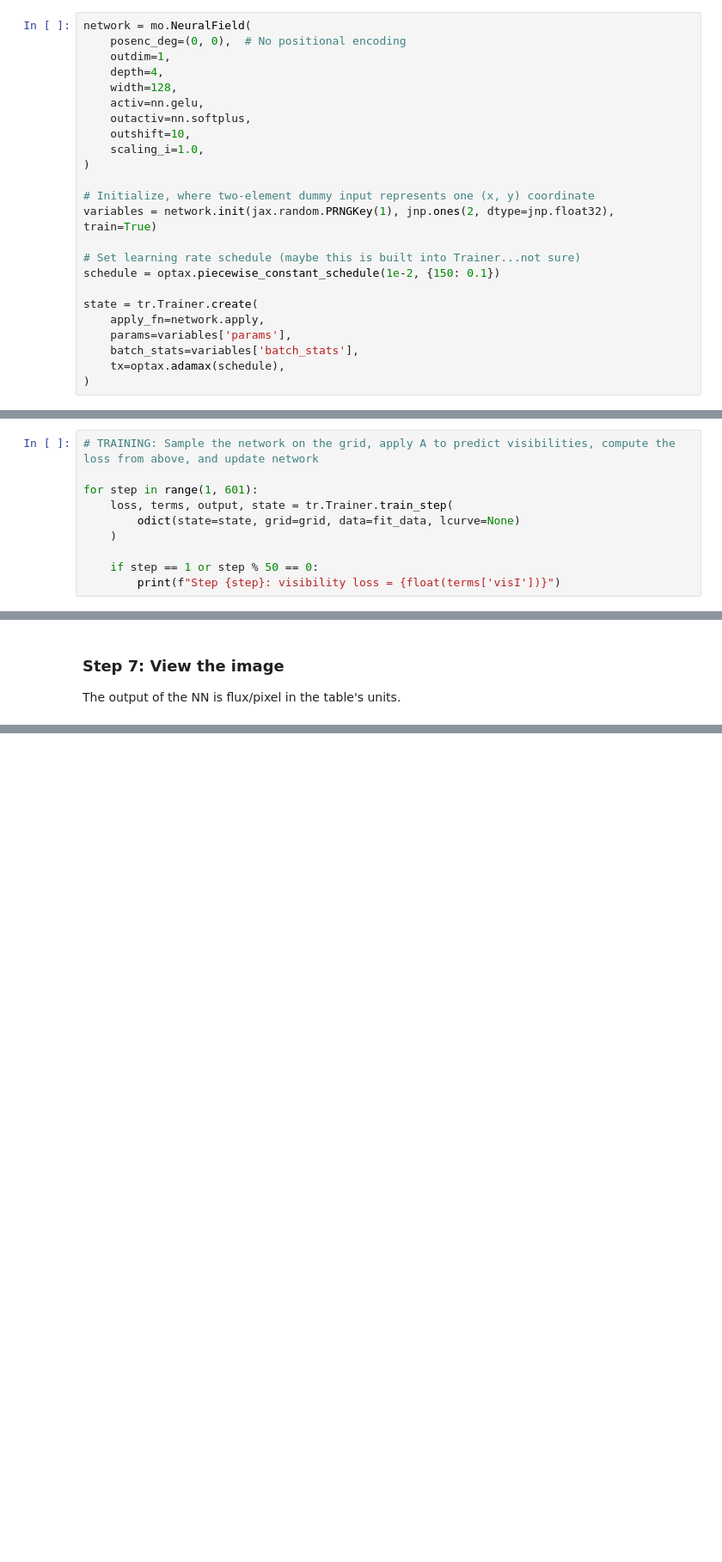
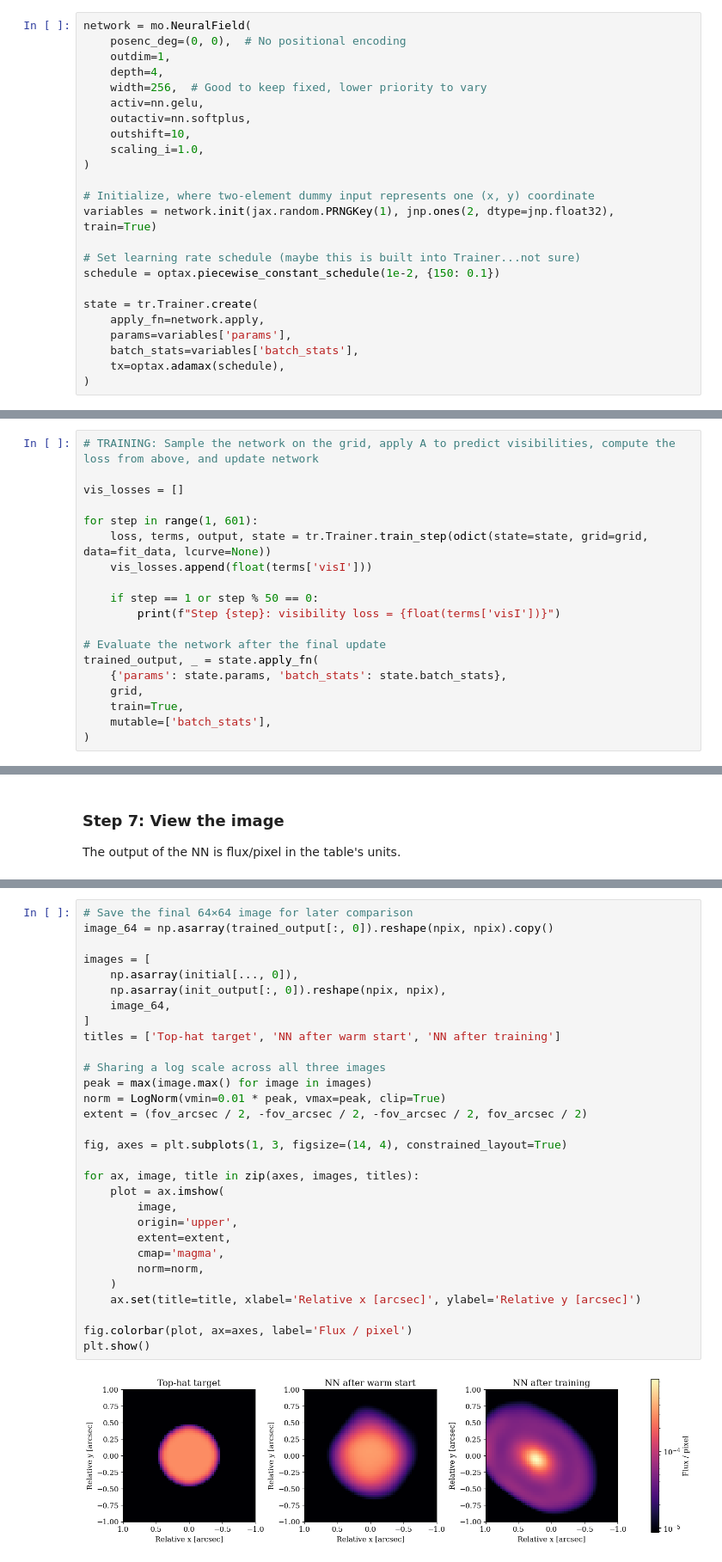
Before and after one commit to KahaanGandhi/kine, a Jupyter notebook: notebooks/DL_Tauri_imaging.ipynb, the cells around one changed output, grey strips where cells are left out. Shown at 86% size. Cells and saved outputs as stored; diff of their text form; blank space fills up the shorter version.

```diff
--- a/notebooks/DL_Tauri_imaging.ipynb
+++ b/notebooks/DL_Tauri_imaging.ipynb
@@ -162,7 +173,7 @@ network = mo.NeuralField(
     posenc_deg=(0, 0),  # No positional encoding
     outdim=1,
     depth=4,
-    width=128,
+    width=256,  # Good to keep fixed, lower priority to vary
     activ=nn.gelu,
     outactiv=nn.softplus,
     outshift=10,
@@ -208,11 +228,20 @@ Network initialized
 # %%
 # TRAINING: Sample the network on the grid, apply A to predict visibilities, compute the loss from above, and update network
 
+vis_losses = []
+
 for step in range(1, 601):
-    loss, terms, output, state = tr.Trainer.train_step(
-        odict(state=state, grid=grid, data=fit_data, lcurve=None)
-    )
+    loss, terms, output, state = tr.Trainer.train_step(odict(state=state, grid=grid, data=fit_data, lcurve=None))
+    vis_losses.append(float(terms['visI']))
 
     if step == 1 or step % 50 == 0:
         print(f"Step {step}: visibility loss = {float(terms['visI'])}")
+
+# Evaluate the network after the final update
+trained_output, _ = state.apply_fn(
+    {'params': state.params, 'batch_stats': state.batch_stats},
+    grid,
+    train=True,
+    mutable=['batch_stats'],
+)
 # %% [output]
@@ -258,0 +265,32 @@ plt.show()
+# %%
+# Save the final 64×64 image for later comparison
+image_64 = np.asarray(trained_output[:, 0]).reshape(npix, npix).copy()
+
+images = [
+    np.asarray(initial[..., 0]),
+    np.asarray(init_output[:, 0]).reshape(npix, npix),
+    image_64,
+]
+titles = ['Top-hat target', 'NN after warm start', 'NN after training']
+
+# Sharing a log scale across all three images
+peak = max(image.max() for image in images)
+norm = LogNorm(vmin=0.01 * peak, vmax=peak, clip=True)
+extent = (fov_arcsec / 2, -fov_arcsec / 2, -fov_arcsec / 2, fov_arcsec / 2)
+
+fig, axes = plt.subplots(1, 3, figsize=(14, 4), constrained_layout=True)
+
+for ax, image, title in zip(axes, images, titles):
+    plot = ax.imshow(
+        image,
+        origin='upper',
+        extent=extent,
+        cmap='magma',
+        norm=norm,
+    )
+    ax.set(title=title, xlabel='Relative x [arcsec]', ylabel='Relative y [arcsec]')
+
+fig.colorbar(plot, ax=axes, label='Flux / pixel')
+plt.show()
+# %% [output]
+[figure, added]
```
Also changed, not shown: parts of 11 cells of this notebook.
